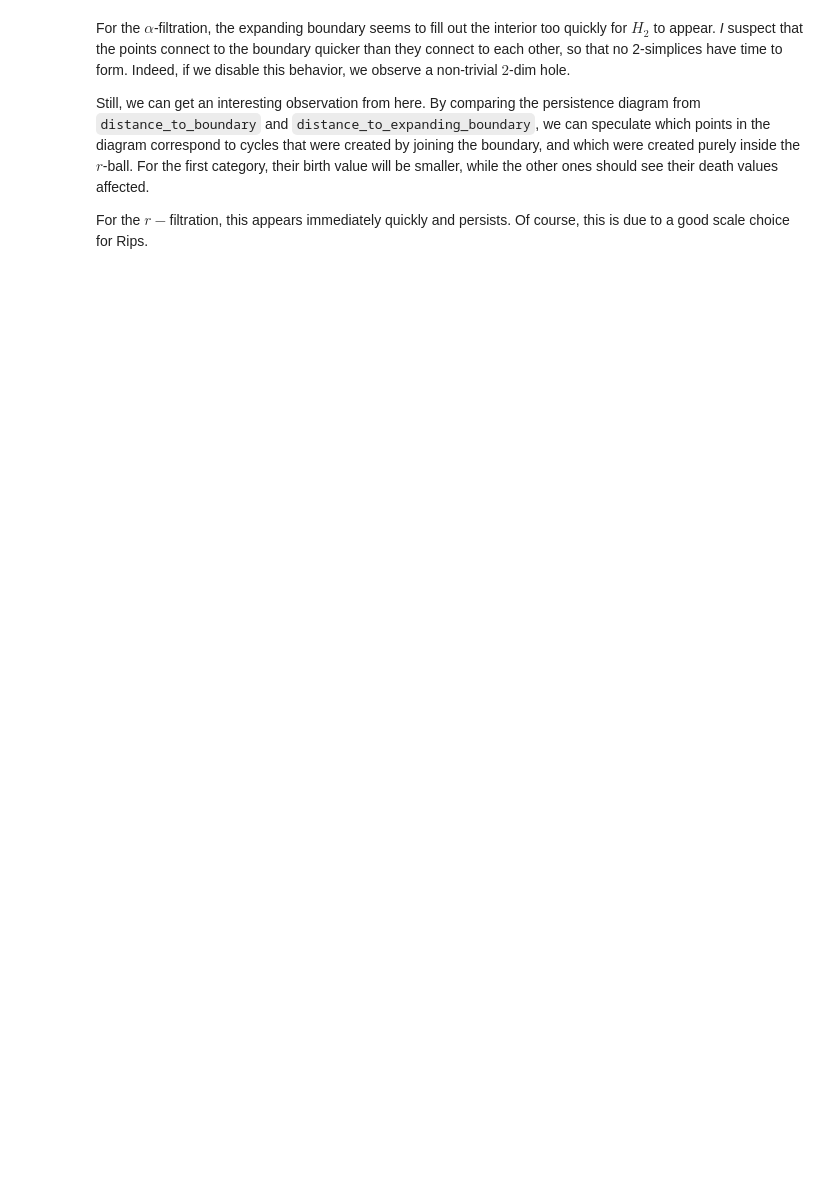
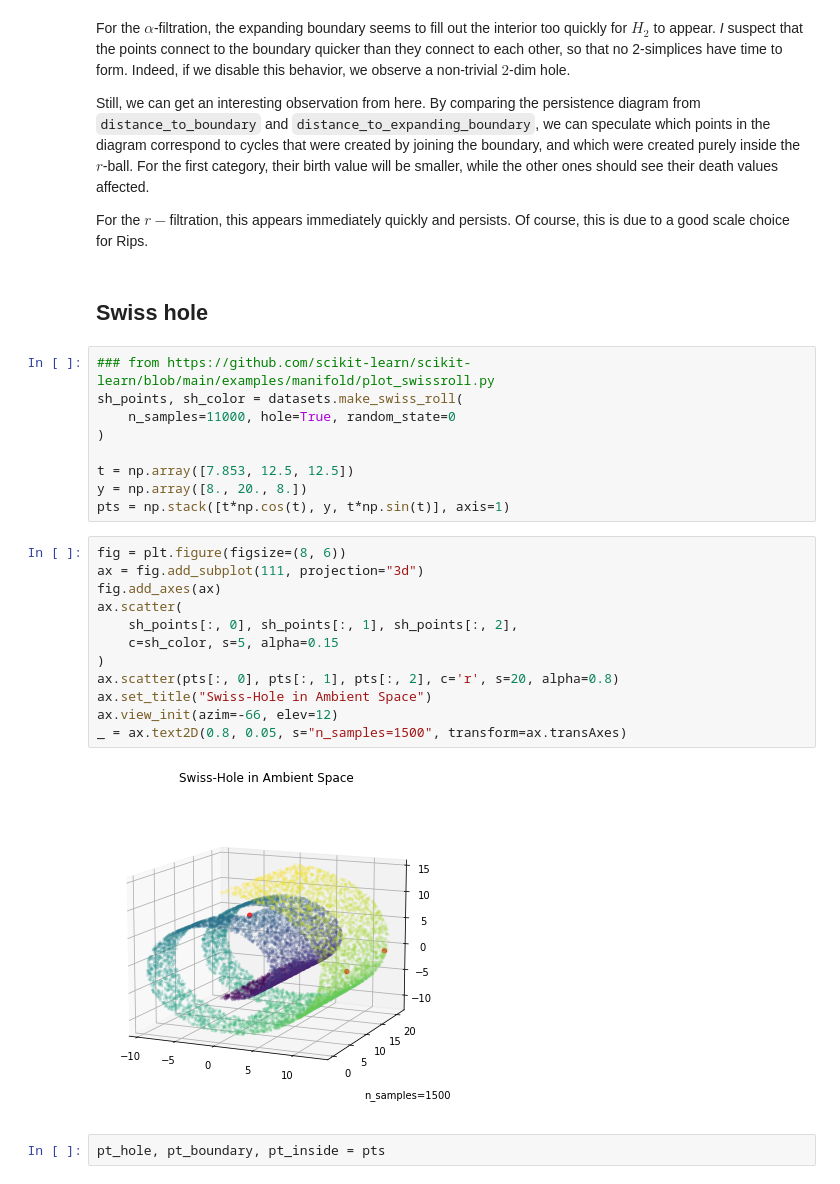
Before and after one commit to wreise/local_homology, a Jupyter notebook: notebooks/Tutorial.ipynb, the cells around one changed output. Drawn from its saved outputs; the diff is of its cells as text; blank space fills up the shorter version.

Commit message:
Add Swiss hole

```diff
--- a/notebooks/Tutorial.ipynb
+++ b/notebooks/Tutorial.ipynb
@@ -252,3 +271,30 @@ For the $\alpha$-filtration, the expanding boundary seems to fill out the interi
 Still, we can get an interesting observation from here. By comparing the persistence diagram from `distance_to_boundary` and `distance_to_expanding_boundary`, we can speculate which points in the diagram correspond to cycles that were created by joining the boundary, and which were created purely inside the $r$-ball. For the first category, their birth value will be smaller, while the other ones should see their death values affected.
 
 For the $r-$filtration, this appears immediately quickly and persists. Of course, this is due to a good scale choice for Rips.
+# %% [markdown]
+## Swiss hole
+# %%
+### from https://github.com/scikit-learn/scikit-learn/blob/main/examples/manifold/plot_swissroll.py
+sh_points, sh_color = datasets.make_swiss_roll(
+    n_samples=11000, hole=True, random_state=0
+)
+
+t = np.array([7.853, 12.5, 12.5])
+y = np.array([8., 20., 8.])
+pts = np.stack([t*np.cos(t), y, t*np.sin(t)], axis=1)
+# %%
+fig = plt.figure(figsize=(8, 6))
+ax = fig.add_subplot(111, projection="3d")
+fig.add_axes(ax)
+ax.scatter(
+    sh_points[:, 0], sh_points[:, 1], sh_points[:, 2],
+    c=sh_color, s=5, alpha=0.15
+)
+ax.scatter(pts[:, 0], pts[:, 1], pts[:, 2], c='r', s=20, alpha=0.8)
+ax.set_title("Swiss-Hole in Ambient Space")
+ax.view_init(azim=-66, elev=12)
+_ = ax.text2D(0.8, 0.05, s="n_samples=1500", transform=ax.transAxes)
+# %% [output]
+[figure, added]
+# %%
+pt_hole, pt_boundary, pt_inside = pts
```
Also changed, not shown: parts of 12 cells of this notebook.
